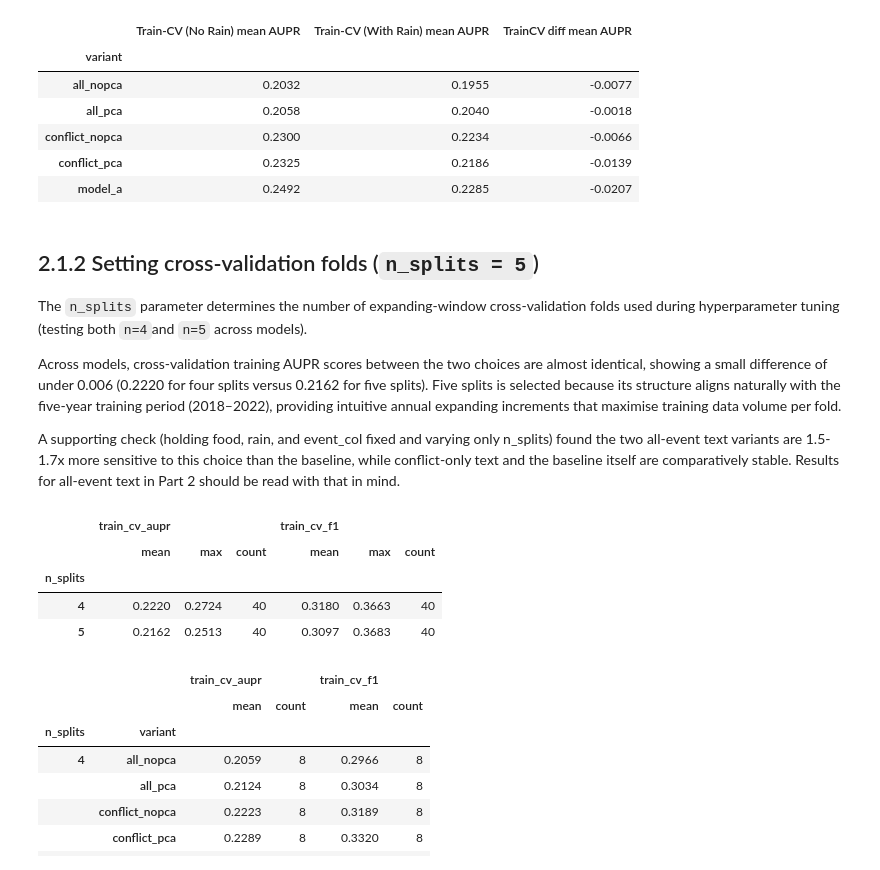
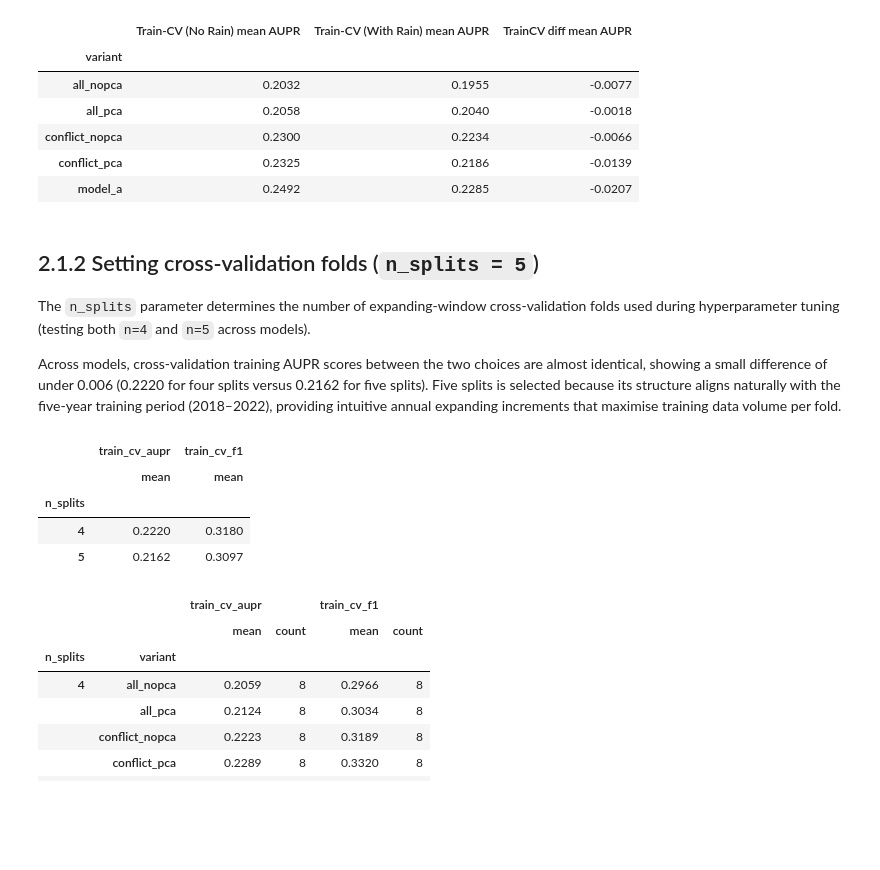
Before and after one commit to eviejones/msc-final-project, a Jupyter notebook: notebooks/03_results.ipynb, the cells around one changed output. Drawn from its saved outputs; the diff is of its cells as text; code cells hidden in the pictures; blank space fills up the shorter version.

Commit message:
feat: results update

```diff
--- a/notebooks/03_results.ipynb
+++ b/notebooks/03_results.ipynb
@@ -432,20 +432,17 @@ display(rain_comparison_table)
 # %% [markdown]
 ## 2.1.2 Setting cross-validation folds (`n_splits = 5`)
 
-The `n_splits` parameter determines the number of expanding-window cross-validation folds used during hyperparameter tuning (testing both `n=4`and `n=5` across models).
+The `n_splits` parameter determines the number of expanding-window cross-validation folds used during hyperparameter tuning (testing both `n=4` and `n=5` across models).
 
 Across models, cross-validation training AUPR scores between the two choices are almost identical, showing a small difference of under 0.006 (0.2220 for four splits versus 0.2162 for five splits). Five splits is selected because its structure aligns naturally with the five-year training period (2018–2022), providing intuitive annual expanding increments that maximise training data volume per fold.
-
-A supporting check (holding food, rain, and event_col fixed and varying only n_splits) found the two all-event text variants are 1.5-1.7x more
-sensitive to this choice than the baseline, while conflict-only text and the baseline itself are comparatively stable. Results for all-event text in Part 2 should be read with that in mind.
 # %%
-PART1_RESULTS.groupby("n_splits")[METRICS["train"]].agg(["mean", "max", "count"]).round(4)
+PART1_RESULTS.groupby("n_splits")[METRICS["train"]].agg(["mean"]).round(4)
 # %% [output]
-|  | train_cv_aupr |  |  | train_cv_f1 |  |  |
-|  | mean | max | count | mean | max | count |
-| n_splits |  |  |  |  |  |  |
-| 4 | 0.2220 | 0.2724 | 40 | 0.3180 | 0.3663 | 40 |
-| 5 | 0.2162 | 0.2513 | 40 | 0.3097 | 0.3683 | 40 |
+|  | train_cv_aupr | train_cv_f1 |
+|  | mean | mean |
+| n_splits |  |  |
+| 4 | 0.2220 | 0.3180 |
+| 5 | 0.2162 | 0.3097 |
 # %%
 PART1_RESULTS["variant"] = PART1_RESULTS.apply(variant_label, axis=1)
 PART1_RESULTS.groupby(["n_splits", "variant"])[METRICS["train"]].agg(["mean", "count"]).round(4)
```
Also changed, not shown: parts of 2 cells of this notebook.
